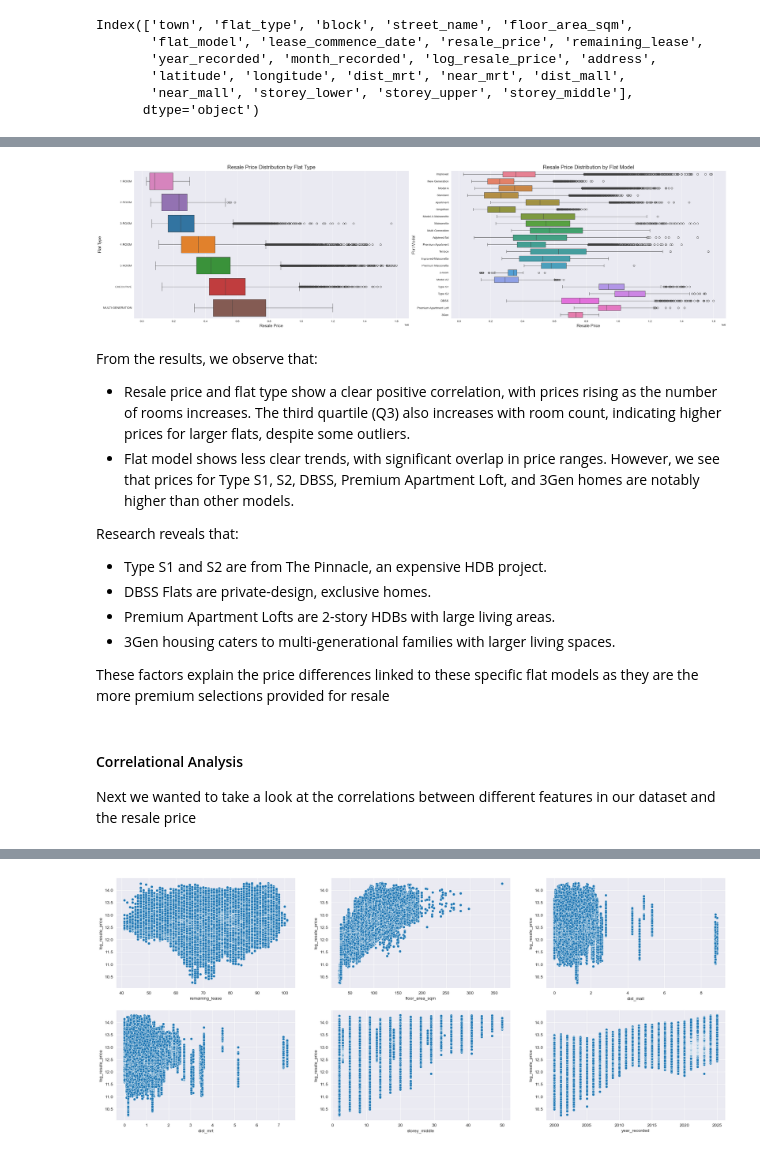
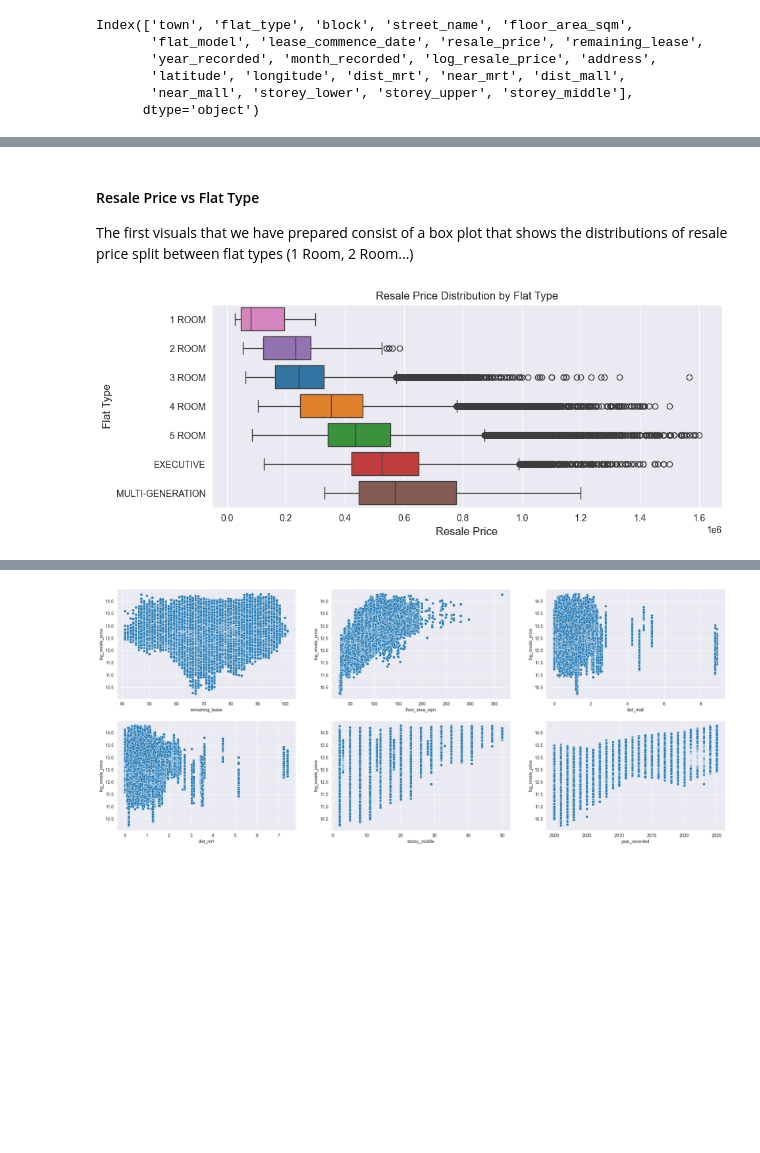
Before and after one commit to Tedyang2003/dsai-hdb-analysis, a Jupyter notebook: submission.ipynb, the cells around one changed output, grey strips where cells are left out. Drawn from its saved outputs; the diff is of its cells as text; code cells hidden in the pictures; blank space fills up the shorter version.

```diff
--- a/submission.ipynb
+++ b/submission.ipynb
@@ -632,38 +631,19 @@ Our hypothesis was that flat type would show a clear pricing pattern (more rooms
+# %% [markdown]
+#### Resale Price vs Flat Type
+
+The first visuals that we have prepared consist of a box plot that shows the distributions of resale price split between flat types (1 Room, 2 Room...)
 # %%
-fig, (ax1, ax2) = plt.subplots(1, 2, figsize=(30, 8))
+plt.figure(figsize=(10, 4))
 
 ordered_flat_types = ['1 ROOM', '2 ROOM', '3 ROOM', '4 ROOM', '5 ROOM', 'EXECUTIVE', 'MULTI-GENERATION']
 
 # Boxplot for resale price by flat type
-sns.boxplot(data=merged_df, x='resale_price', y='flat_type', hue='flat_type', order=ordered_flat_types, ax=ax1)
-ax1.set_title('Resale Price Distribution by Flat Type', fontsize=18)
-ax1.set_xlabel('Resale Price', fontsize=14)
-ax1.set_ylabel('Flat Type', fontsize=14)
+sns.boxplot(data=merged_df, x='resale_price', y='flat_type', hue='flat_type', order=ordered_flat_types,)
+plt.title('Resale Price Distribution by Flat Type', fontsize=12)
+plt.xlabel('Resale Price', fontsize=12)
+plt.ylabel('Flat Type', fontsize=12)
 
-# Boxplot for resale price by flat model
-sns.boxplot(data=merged_df, x='resale_price', y='flat_model', hue='flat_model', ax=ax2)
-ax2.set_title('Resale Price Distribution by Flat Model', fontsize=18)
-ax2.set_xlabel('Resale Price', fontsize=14)
-ax2.set_ylabel('Flat Model', fontsize=14)
 
-plt.tight_layout()
 plt.show()
 # %% [output]
-[figure, old version]
+[figure, new version]
-# %% [markdown]
-From the results, we observe that:
-
-- Resale price and flat type show a clear positive correlation, with prices rising as the number of rooms increases. The third quartile (Q3) also increases with room count, indicating higher prices for larger flats, despite some outliers.
-- Flat model shows less clear trends, with significant overlap in price ranges. However, we see that prices for Type S1, S2, DBSS, Premium Apartment Loft, and 3Gen homes are notably higher than other models.
-
-Research reveals that:
-- Type S1 and S2 are from The Pinnacle, an expensive HDB project.
-- DBSS Flats are private-design, exclusive homes.
-- Premium Apartment Lofts are 2-story HDBs with large living areas.
-- 3Gen housing caters to multi-generational families with larger living spaces.
-
-These factors explain the price differences linked to these specific flat models as they are the more premium selections provided for resale
-# %% [markdown]
-#### Correlational Analysis
-
-Next we wanted to take a look at the correlations between different features in our dataset and the resale price
```
Also changed, not shown: parts of 57 cells of this notebook.
